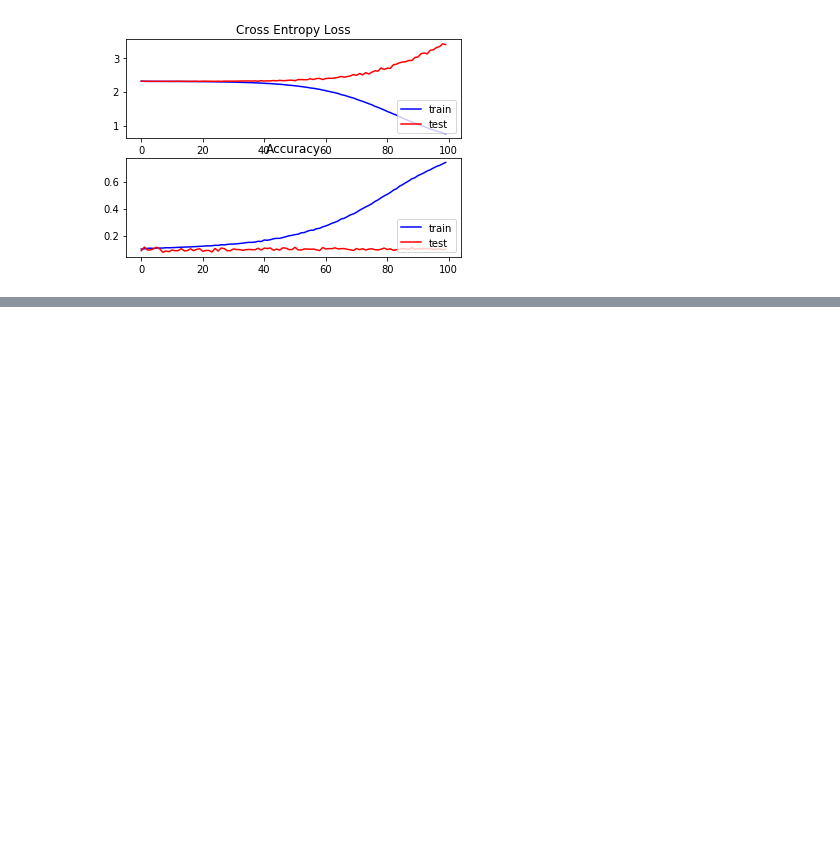
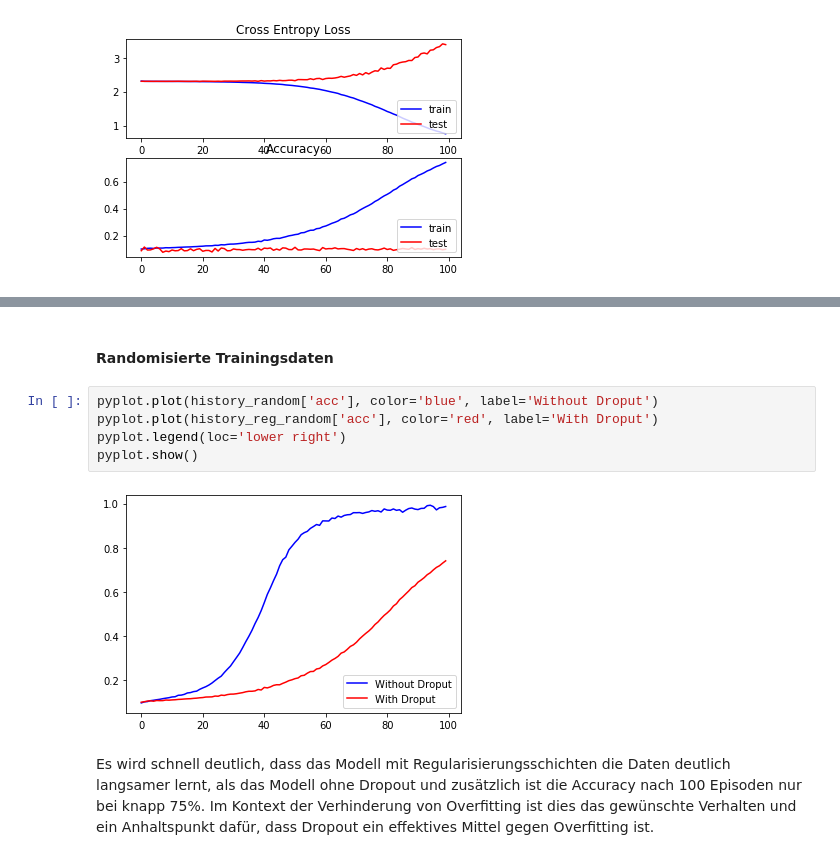
Before and after one commit to RoblabWh/WieLernenNeuronaleNetze, a Jupyter notebook: Memorization.ipynb, the cells around one changed output, grey strips where cells are left out. Drawn from its saved outputs; the diff is of its cells as text; blank space fills up the shorter version.

```diff
--- a/Memorization.ipynb
+++ b/Memorization.ipynb
@@ -331,0 +288,11 @@ Final Accuracy: 0.7411; Final Validation Accuracy: 0.0998
+# %% [markdown]
+#### Randomisierte Trainingsdaten
+# %%
+pyplot.plot(history_random['acc'], color='blue', label='Without Droput')
+pyplot.plot(history_reg_random['acc'], color='red', label='With Droput')
+pyplot.legend(loc='lower right')
+pyplot.show()
+# %% [output]
+[figure, added]
+# %% [markdown]
+Es wird schnell deutlich, dass das Modell mit Regularisierungsschichten die Daten deutlich langsamer lernt, als das Modell ohne Dropout und zusätzlich ist die Accuracy nach 100 Episoden nur bei knapp 75%. Im Kontext der Verhinderung von Overfitting ist dies das gewünschte Verhalten und ein Anhaltspunkt dafür, dass Dropout ein effektives Mittel gegen Overfitting ist.
```
Also changed, not shown: parts of 17 cells of this notebook.
